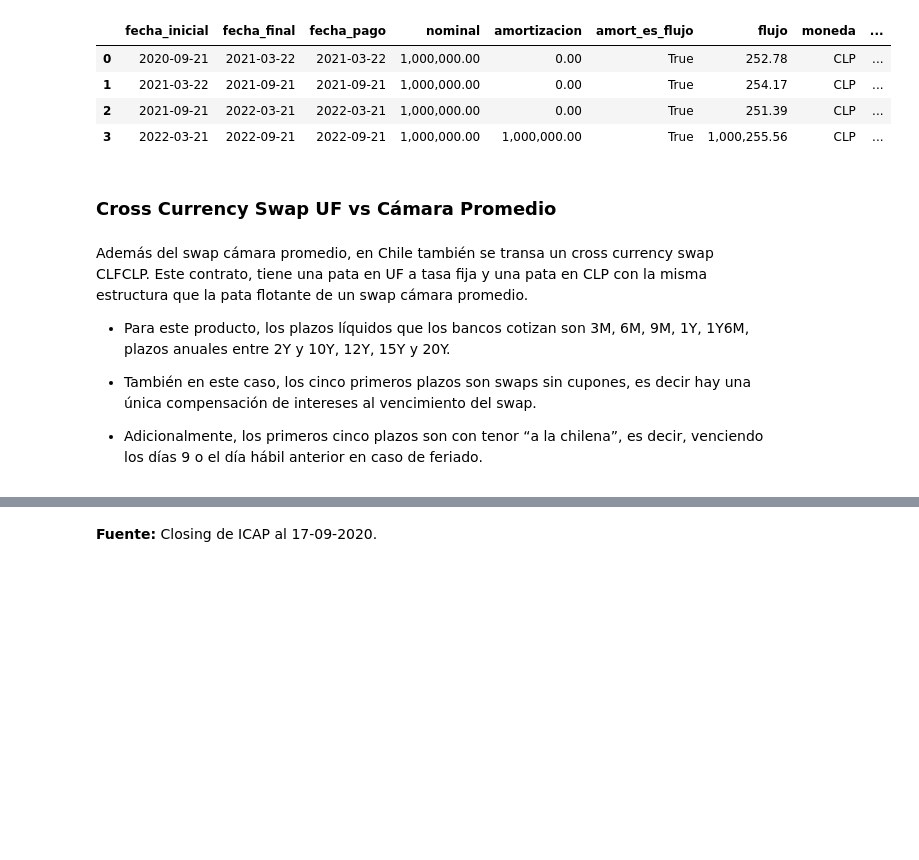
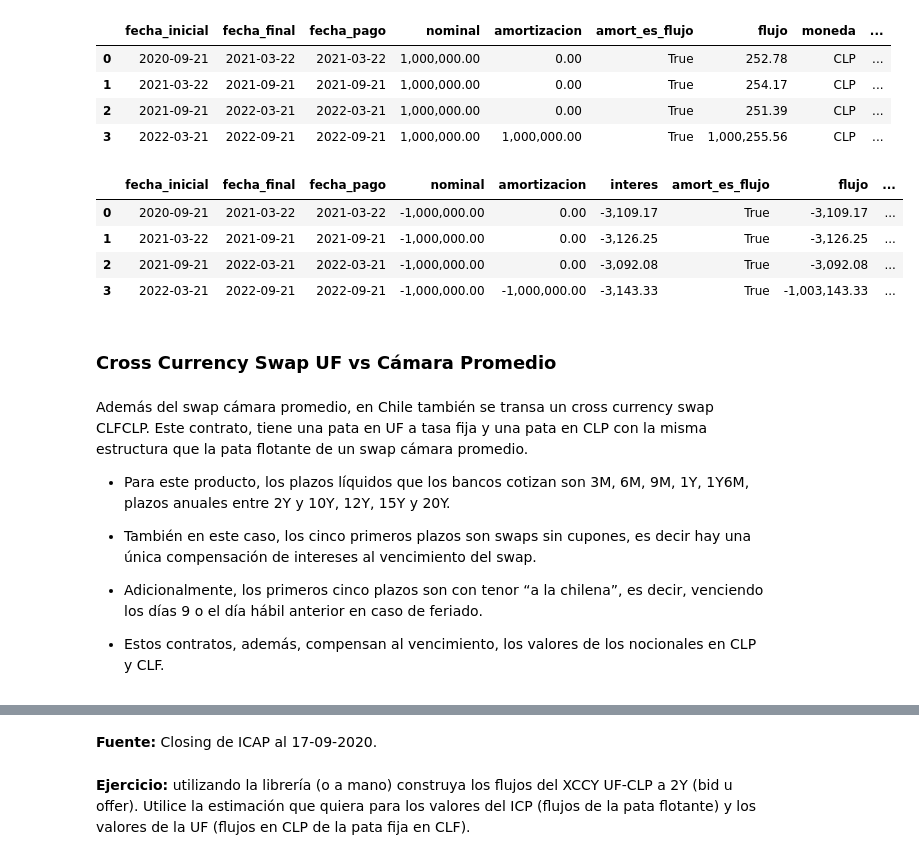
Before and after one commit to adiaz-efaa/mif-2020, a Jupyter notebook: 2_swaps_de_tasa_de_interes.ipynb, the cells around one changed output, grey strips where cells are left out. Drawn from its saved outputs; the diff is of its cells as text; code cells hidden in the pictures; blank space fills up the shorter version.

```diff
--- a/2_swaps_de_tasa_de_interes.ipynb
+++ b/2_swaps_de_tasa_de_interes.ipynb
@@ -481,3 +530,11 @@ aux.show_leg(icp_clp_leg, 'IcpClpCashflow').style.format(format_dict)
+# %%
+aux.show_leg(fixed_rate_leg_icp, 'FixedRateCashflow').style.format(format_dict)
+# %% [output]
+|  | fecha_inicial | fecha_final | fecha_pago | nominal | amortizacion | interes | amort_es_flujo | flujo | ... |
+| 0 | 2020-09-21 | 2021-03-22 | 2021-03-22 | -1,000,000.00 | 0.00 | -3,109.17 | True | -3,109.17 | ... |
+| 1 | 2021-03-22 | 2021-09-21 | 2021-09-21 | -1,000,000.00 | 0.00 | -3,126.25 | True | -3,126.25 | ... |
+| 2 | 2021-09-21 | 2022-03-21 | 2022-03-21 | -1,000,000.00 | 0.00 | -3,092.08 | True | -3,092.08 | ... |
+| 3 | 2022-03-21 | 2022-09-21 | 2022-09-21 | -1,000,000.00 | -1,000,000.00 | -3,143.33 | True | -1,003,143.33 | ... |
 # %% [markdown]
 ### Cross Currency Swap UF vs Cámara Promedio
 # %% [markdown]
@@ -491,9 +548,14 @@ Este contrato, tiene una pata en UF a tasa fija y una pata en CLP con la misma e
 
 
 - Adicionalmente, los primeros cinco plazos son con tenor “a la chilena”, es decir, venciendo los días 9 o el día hábil anterior en caso de feriado.
+
+
+- Estos contratos, además, compensan al vencimiento, los valores de los nocionales en CLP y CLF.
 # %%
 Image(url="img/20200917_icap_xccy_clfclp.png", width=450*1.2, height=360*1.2)
 # %% [output]
 [interactive output not drawn]
 # %% [markdown]
 **Fuente:** Closing de ICAP al 17-09-2020.
+# %% [markdown]
+**Ejercicio:** utilizando la librería (o a mano) construya los flujos del XCCY UF-CLP a 2Y (bid u offer). Utilice la estimación que quiera para los valores del ICP (flujos de la pata flotante) y los valores de la UF (flujos en CLP de la pata fija en CLF).
```
Also changed, not shown: parts of 7 cells of this notebook, 1 other file.
